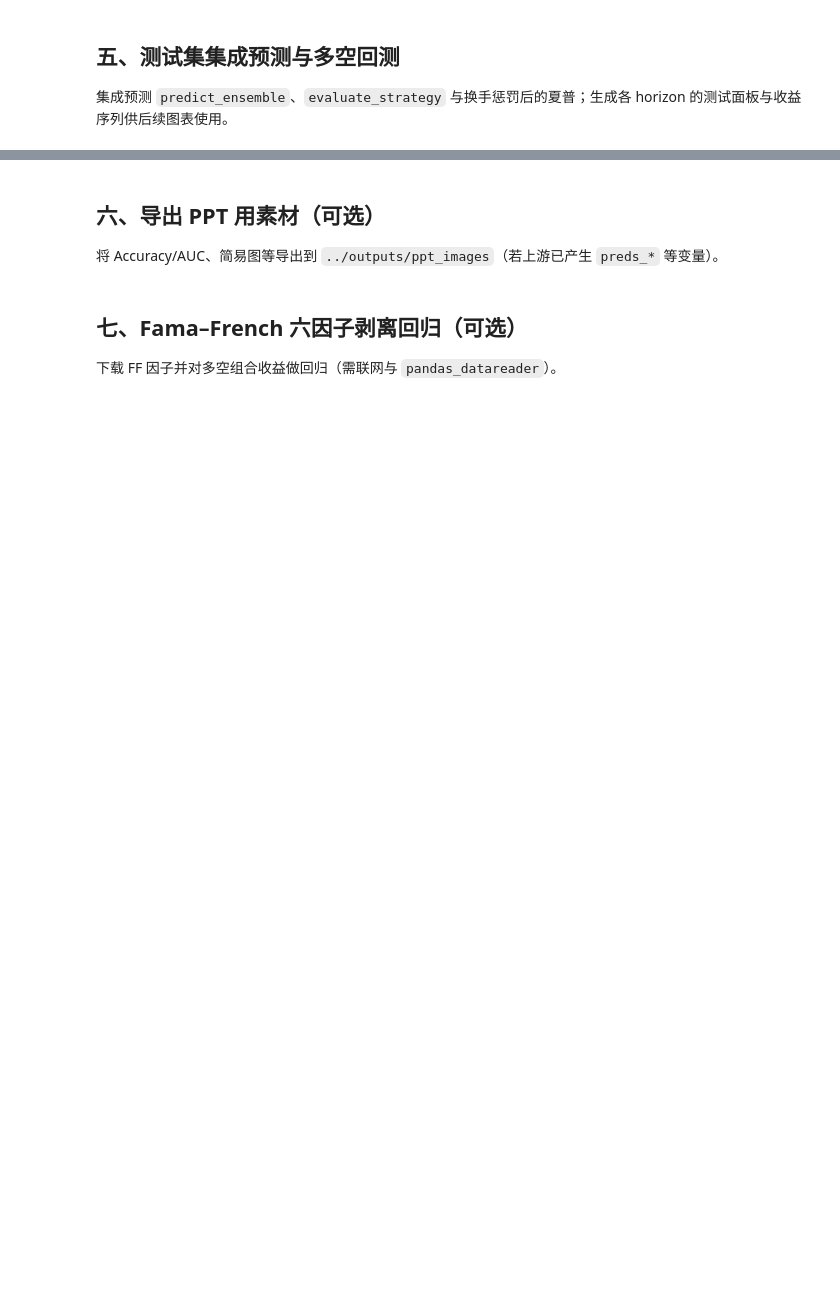
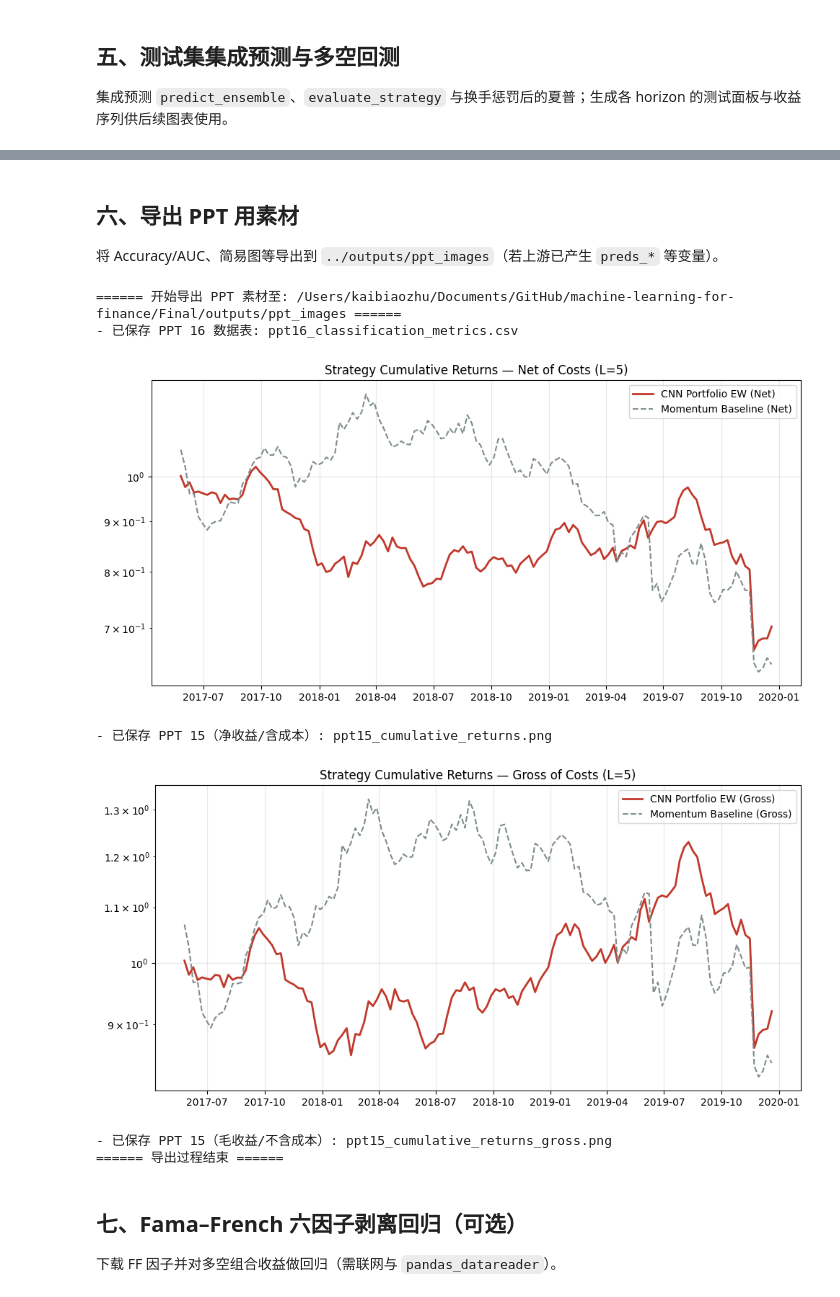
Before and after one commit to George-hardworking/machine-learning-for-finance, a Jupyter notebook: Final/scripts/final_improve.ipynb, the cells around one changed output, grey strips where cells are left out. Cells and saved outputs as stored; diff of their text form; code cells hidden in the pictures; blank space fills up the shorter version.

```diff
--- a/Final/scripts/final_improve.ipynb
+++ b/Final/scripts/final_improve.ipynb
@@ -1089,5 +1179,5 @@ if 'models_60' in locals() and len(models_60) >= 1:
 # %% [markdown]
-## 六、导出 PPT 用素材（可选）
+## 六、导出 PPT 用素材
 
 将 Accuracy/AUC、简易图等导出到 `../outputs/ppt_images`（若上游已产生 `preds_*` 等变量）。
 # %%
@@ -1108,54 +1198,101 @@ print(f"====== 开始导出 PPT 素材至: {PPT_OUT} ======")
 
 # --- PPT 16: 预测精度验证 (Accuracy & AUC) ---
 metrics_list = []
+
+
 def get_metrics_val(preds, ds_test, name):
-    y_true = np.array([ds_test.labels[idx] for idx in ds_test.valid_indices])
-    auc = roc_auc_score(y_true, preds)
+    y_true = np.array([ds_test.labels[idx] for idx in ds_test.valid_indices], dtype=int)
+    preds = np.asarray(preds, dtype=float).reshape(-1)
+    n = len(y_true)
+    if n == 0 or preds.size == 0:
+        print(f"[{name}] 跳过指标：无有效样本（valid={n}, preds={preds.size}），常见于 smoke 窗口过短")
+        return {"Model": name, "Accuracy": "N/A", "AUC-ROC": "N/A"}
+    if preds.size != n:
+        print(f"[{name}] 跳过指标：preds 长度 {preds.size} 与 y_true {n} 不一致")
+        return {"Model": name, "Accuracy": "N/A", "AUC-ROC": "N/A"}
     acc = accuracy_score(y_true, (preds > 0.5).astype(int))
-    return {"Model": name, "Accuracy": f"{acc:.4%}", "AUC-ROC": f"{auc:.4f}"}
+    auc_str = "N/A"
+    if len(np.unique(y_true)) >= 2:
+        try:
+            auc_str = f"{roc_auc_score(y_true, preds):.4f}"
+        except ValueError as err:
+            print(f"[{name}] AUC 无法计算: {err}")
+    else:
+        print(f"[{name}] 标签仅单一类别，AUC 跳过")
+    return {"Model": name, "Accuracy": f"{acc:.4%}", "AUC-ROC": auc_str}
 
-# 检查全局变量是否存在
-if 'preds_5' in globals(): metrics_list.append(get_metrics_val(globals()['preds_5'], globals()['ds_test_5'], "I5 CNN"))
-if 'preds_20' in globals(): metrics_list.append(get_metrics_val(globals()['preds_20'], globals()['ds_test_20'], "I20 CNN"))
-if 'preds_60' in globals(): metrics_list.append(get_metrics_val(globals()['preds_60'], globals()['ds_test_60'], "I60 CNN"))
+
+for _pname, _dsname, _label in [
+    ("preds_5", "ds_test_5", "I5 CNN"),
+    ("preds_20", "ds_test_20", "I20 CNN"),
+    ("preds_60", "ds_test_60", "I60 CNN"),
+]:
+    if _pname not in globals() or _dsname not in globals():
+        continue
+    metrics_list.append(get_metrics_val(globals()[_pname], globals()[_dsname], _label))
 
 if metrics_list:
     df_metrics = pd.DataFrame(metrics_list)
     df_metrics.to_csv(os.path.join(PPT_OUT, 'ppt16_classification_metrics.csv'), index=False)
     print("- 已保存 PPT 16 数据表: ppt16_classification_metrics.csv")
 
 # --- PPT 15: 累计收益曲线 ---
 target_ret = None
 title_suffix = ""
 if 'daily_ret_test_60' in globals():
     target_ret = globals()['daily_ret_test_60']
     title_suffix = "L=60"
 elif 'daily_ret_test_20' in globals():
     target_ret = globals()['daily_ret_test_20']
     title_suffix = "L=20"
+elif 'daily_ret_test_5' in globals():
+    target_ret = globals()['daily_ret_test_5']
+    title_suffix = "L=5"
 
 if target_ret is not None:
+    # 净收益（与 evaluate_strategy 一致：已扣 fee_bps×2）
     plt.figure(figsize=(10, 5))
-    plt.plot(target_ret.index, (1 + target_ret['CNN_LS_net_EW']).cumprod(), label='CNN Portfolio (EW)', color='#c0392b', linewidth=2)
-    plt.plot(target_ret.index, (1 + target_ret['Mom_LS_net']).cumprod(), label='Momentum Baseline', color='#7f8c8d', linestyle='--')
-    plt.title(f'Strategy Cumulative Returns Comparison ({title_suffix})', fontsize=12)
+    plt.plot(target_ret.index, (1 + target_ret['CNN_LS_net_EW']).cumprod(), label='CNN Portfolio EW (Net)', color='#c0392b', linewidth=2)
+    plt.plot(target_ret.index, (1 + target_ret['Mom_LS_net']).cumprod(), label='Momentum Baseline (Net)', color='#7f8c8d', linestyle='--')
+    plt.title(f'Strategy Cumulative Returns — Net of Costs ({title_suffix})', fontsize=12)
     plt.yscale('log')
     plt.legend()
     plt.grid(alpha=0.3)
+    plt.tight_layout()
     plt.savefig(os.path.join(PPT_OUT, 'ppt15_cumulative_returns.png'), dpi=300)
     plt.show()
-    print("- 已保存 PPT 15 图片: ppt15_cumulative_returns.png")
+    print("- 已保存 PPT 15（净收益/含成本）: ppt15_cumulative_returns.png")
+
+    # 毛收益（不计交易成本）
+    plt.figure(figsize=(10, 5))
+    plt.plot(target_ret.index, (1 + target_ret['CNN_LS_gross_EW']).cumprod(), label='CNN Portfolio EW (Gross)', color='#c0392b', linewidth=2)
+    plt.plot(target_ret.index, (1 + target_ret['Mom_LS_gross']).cumprod(), label='Momentum Baseline (Gross)', color='#7f8c8d', linestyle='--')
+    plt.title(f'Strategy Cumulative Returns — Gross of Costs ({title_suffix})', fontsize=12)
+    plt.yscale('log')
+    plt.legend()
+    plt.grid(alpha=0.3)
+    plt.tight_layout()
+    plt.savefig(os.path.join(PPT_OUT, 'ppt15_cumulative_returns_gross.png'), dpi=300)
+    plt.show()
+    print("- 已保存 PPT 15（毛收益/不含成本）: ppt15_cumulative_returns_gross.png")
+
 
 # --- PPT 19: 显著性热力图 ---
 if 'models_60' in globals() and 'ds_test_60' in globals():
     print("- 正在生成 PPT 19 热力图素材...")
-    # 注意：plot_saliency_map 内部会调用 plt.show()
     plot_saliency_map(globals()['models_60'][0], globals()['ds_test_60'], num_samples=1)
-    # 强制保存当前图表
     plt.gcf().savefig(os.path.join(PPT_OUT, 'ppt19_saliency_map.png'), dpi=300)
     print("- 已保存 PPT 19 图片: ppt19_saliency_map.png")
 
 print("====== 导出过程结束 ======")
+# %% [output]
+====== 开始导出 PPT 素材至: /Users/kaibiaozhu/Documents/GitHub/machine-learning-for-finance/Final/outputs/ppt_images ======
+- 已保存 PPT 16 数据表: ppt16_classification_metrics.csv
+[figure, added]
+- 已保存 PPT 15（净收益/含成本）: ppt15_cumulative_returns.png
+[figure, added]
+- 已保存 PPT 15（毛收益/不含成本）: ppt15_cumulative_returns_gross.png
+====== 导出过程结束 ======
 # %% [markdown]
 ## 七、Fama–French 六因子剥离回归（可选）
 
```
Also changed, not shown: parts of 20 cells of this notebook, 2 other files.
